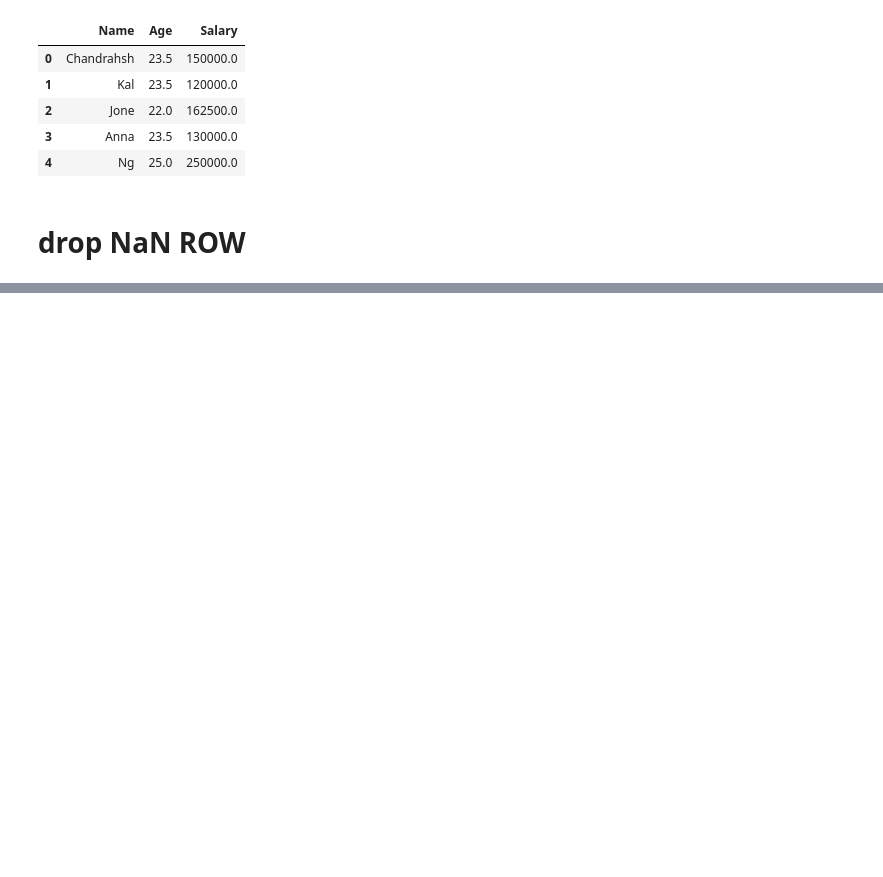
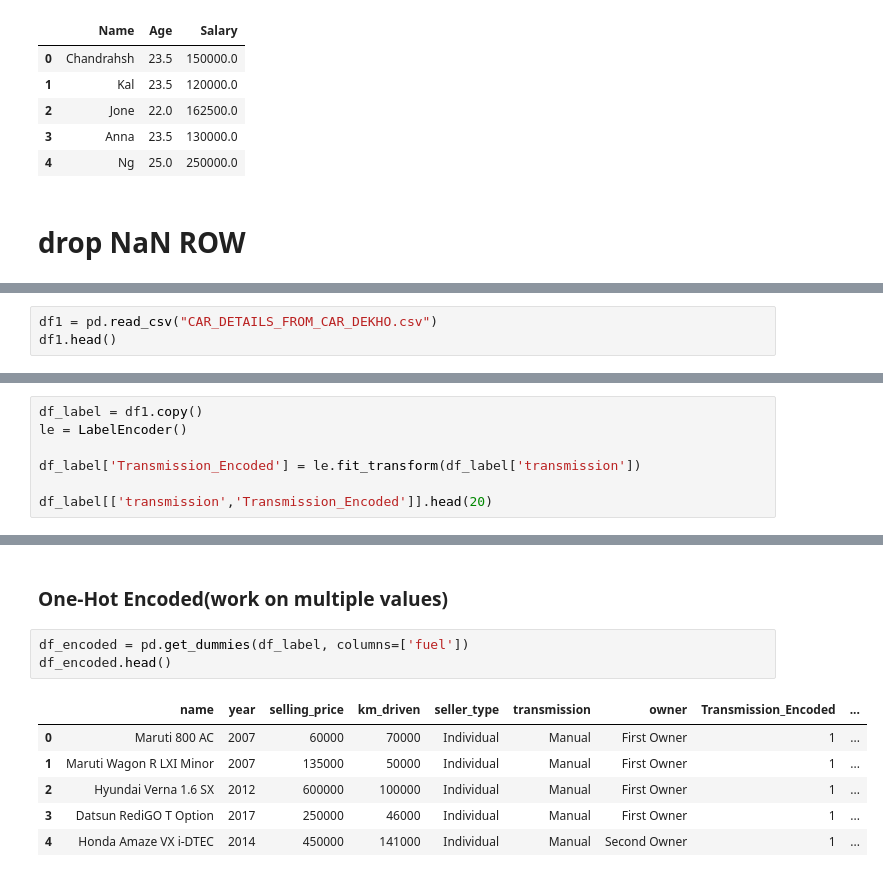
Before and after one commit to chandrahashkumar/sklearn-env, a Jupyter notebook: 01.ipynb, the cells around one changed output, grey strips where cells are left out. Saved outputs shown, nothing was run; the diff lists cells and outputs as text; blank space fills up the shorter version.

```diff
--- a/01.ipynb
+++ b/01.ipynb
@@ -117,0 +67,3 @@ dtype: float64
+# %%
+df1 = pd.read_csv("CAR_DETAILS_FROM_CAR_DEKHO.csv")
+df1.head()
@@ -117,0 +81,7 @@ dtype: float64
+# %%
+df_label = df1.copy()
+le = LabelEncoder()
+
+df_label['Transmission_Encoded'] = le.fit_transform(df_label['transmission'])
+
+df_label[['transmission','Transmission_Encoded']].head(20)
@@ -117,0 +106,12 @@ dtype: float64
+# %% [markdown]
+### One-Hot Encoded(work on multiple values)
+# %%
+df_encoded = pd.get_dummies(df_label, columns=['fuel'])
+df_encoded.head()
+# %% [output]
+|  | name | year | selling_price | km_driven | seller_type | transmission | owner | Transmission_Encoded | ... |
+| 0 | Maruti 800 AC | 2007 | 60000 | 70000 | Individual | Manual | First Owner | 1 | ... |
+| 1 | Maruti Wagon R LXI Minor | 2007 | 135000 | 50000 | Individual | Manual | First Owner | 1 | ... |
+| 2 | Hyundai Verna 1.6 SX | 2012 | 600000 | 100000 | Individual | Manual | First Owner | 1 | ... |
+| 3 | Datsun RediGO T Option | 2017 | 250000 | 46000 | Individual | Manual | First Owner | 1 | ... |
+| 4 | Honda Amaze VX i-DTEC | 2014 | 450000 | 141000 | Individual | Manual | Second Owner | 1 | ... |
```
Also changed, not shown: parts of 13 cells of this notebook.
